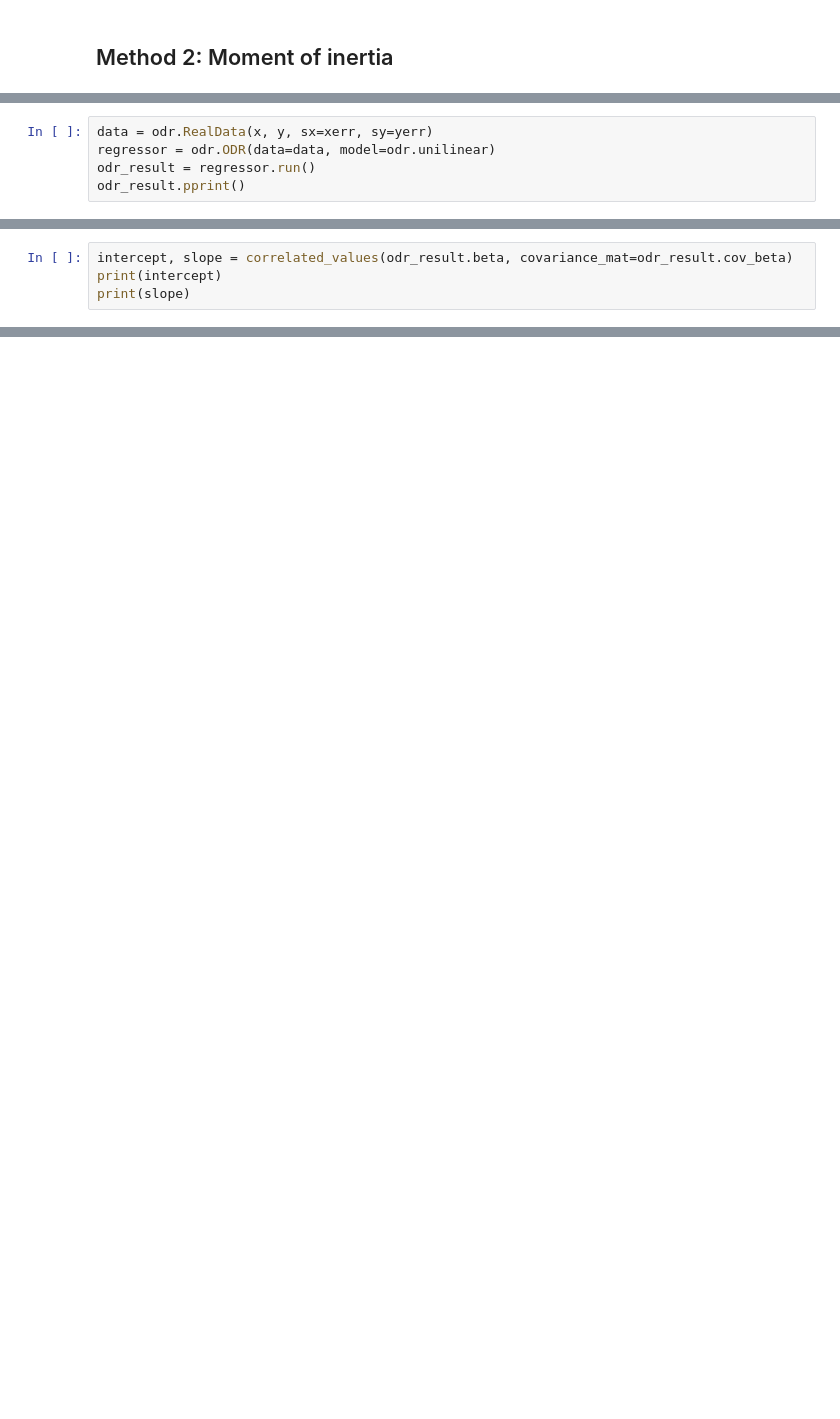
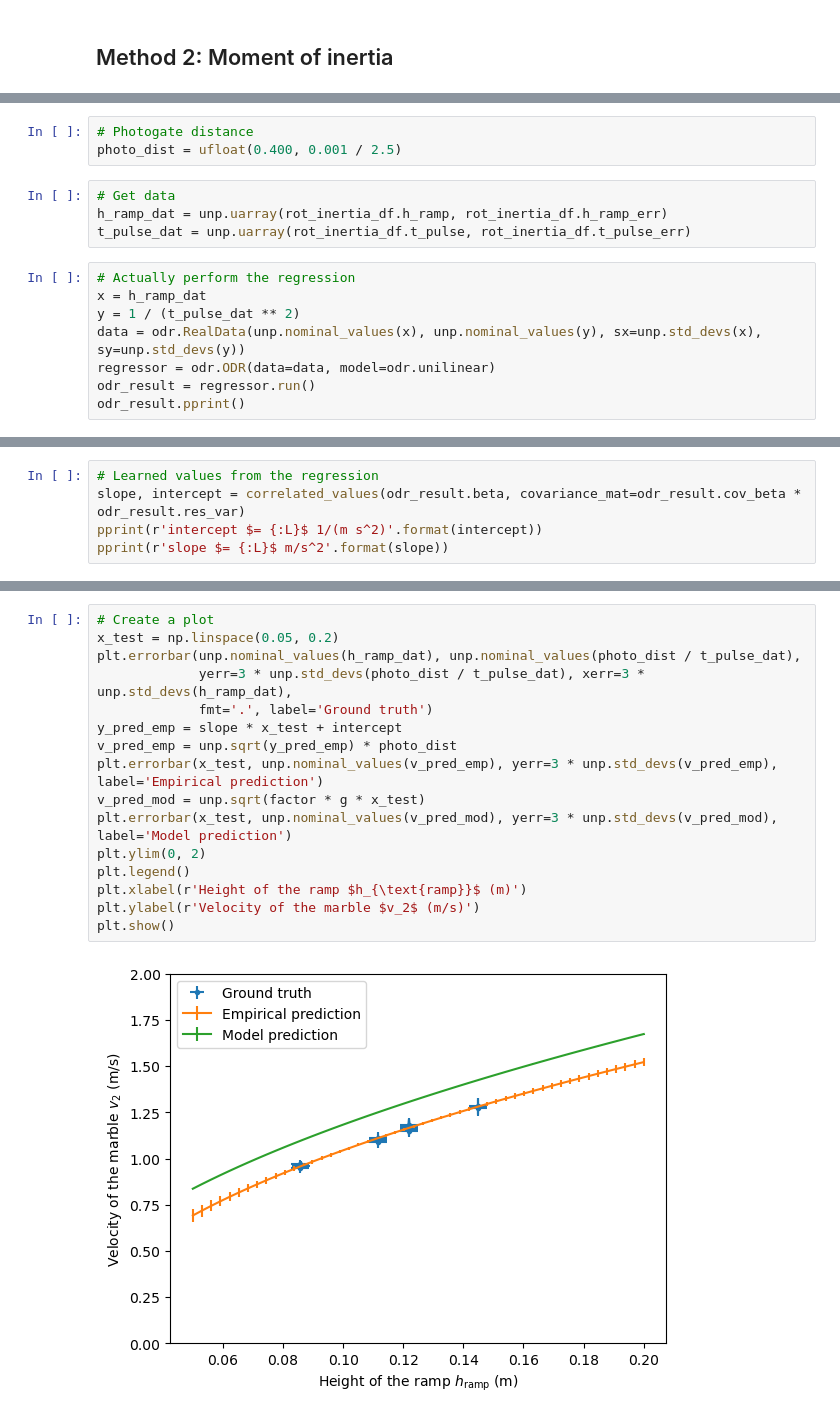
Before and after one commit to ivanpost24/ap_phys_review_lab_calc, a Jupyter notebook: notebooks/main.ipynb, the cells around one changed output, grey strips where cells are left out. Saved outputs shown, nothing was run; the diff lists cells and outputs as text; blank space fills up the shorter version.

```diff
--- a/notebooks/main.ipynb
+++ b/notebooks/main.ipynb
@@ -46,5 +63,15 @@ y = np.random.normal(y, yerr)
+# %%
+# Photogate distance
+photo_dist = ufloat(0.400, 0.001 / 2.5)
+# %%
+# Get data
+h_ramp_dat = unp.uarray(rot_inertia_df.h_ramp, rot_inertia_df.h_ramp_err)
+t_pulse_dat = unp.uarray(rot_inertia_df.t_pulse, rot_inertia_df.t_pulse_err)
 # %%
-data = odr.RealData(x, y, sx=xerr, sy=yerr)
+# Actually perform the regression
+x = h_ramp_dat
+y = 1 / (t_pulse_dat ** 2)
+data = odr.RealData(unp.nominal_values(x), unp.nominal_values(y), sx=unp.std_devs(x), sy=unp.std_devs(y))
 regressor = odr.ODR(data=data, model=odr.unilinear)
 odr_result = regressor.run()
 odr_result.pprint()
@@ -58,7 +85,8 @@ Inverse Condition #: 0.06685559365028695
 Reason(s) for Halting:
   Sum of squares convergence
 # %%
-intercept, slope = correlated_values(odr_result.beta, covariance_mat=odr_result.cov_beta)
-print(intercept)
-print(slope)
+# Learned values from the regression
+slope, intercept = correlated_values(odr_result.beta, covariance_mat=odr_result.cov_beta * odr_result.res_var)
+pprint(r'intercept $= {:L}$ 1/(m s^2)'.format(intercept))
+pprint(r'slope $= {:L}$ m/s^2'.format(slope))
 # %% [output]
@@ -66,0 +95,18 @@ print(slope)
+# %%
+# Create a plot
+x_test = np.linspace(0.05, 0.2)
+plt.errorbar(unp.nominal_values(h_ramp_dat), unp.nominal_values(photo_dist / t_pulse_dat),
+             yerr=3 * unp.std_devs(photo_dist / t_pulse_dat), xerr=3 * unp.std_devs(h_ramp_dat),
+             fmt='.', label='Ground truth')
+y_pred_emp = slope * x_test + intercept
+v_pred_emp = unp.sqrt(y_pred_emp) * photo_dist
+plt.errorbar(x_test, unp.nominal_values(v_pred_emp), yerr=3 * unp.std_devs(v_pred_emp), label='Empirical prediction')
+v_pred_mod = unp.sqrt(factor * g * x_test)
+plt.errorbar(x_test, unp.nominal_values(v_pred_mod), yerr=3 * unp.std_devs(v_pred_mod), label='Model prediction')
+plt.ylim(0, 2)
+plt.legend()
+plt.xlabel(r'Height of the ramp $h_{\text{ramp}}$ (m)')
+plt.ylabel(r'Velocity of the marble $v_2$ (m/s)')
+plt.show()
+# %% [output]
+[figure, added]
```
Also changed, not shown: parts of 16 cells of this notebook.
